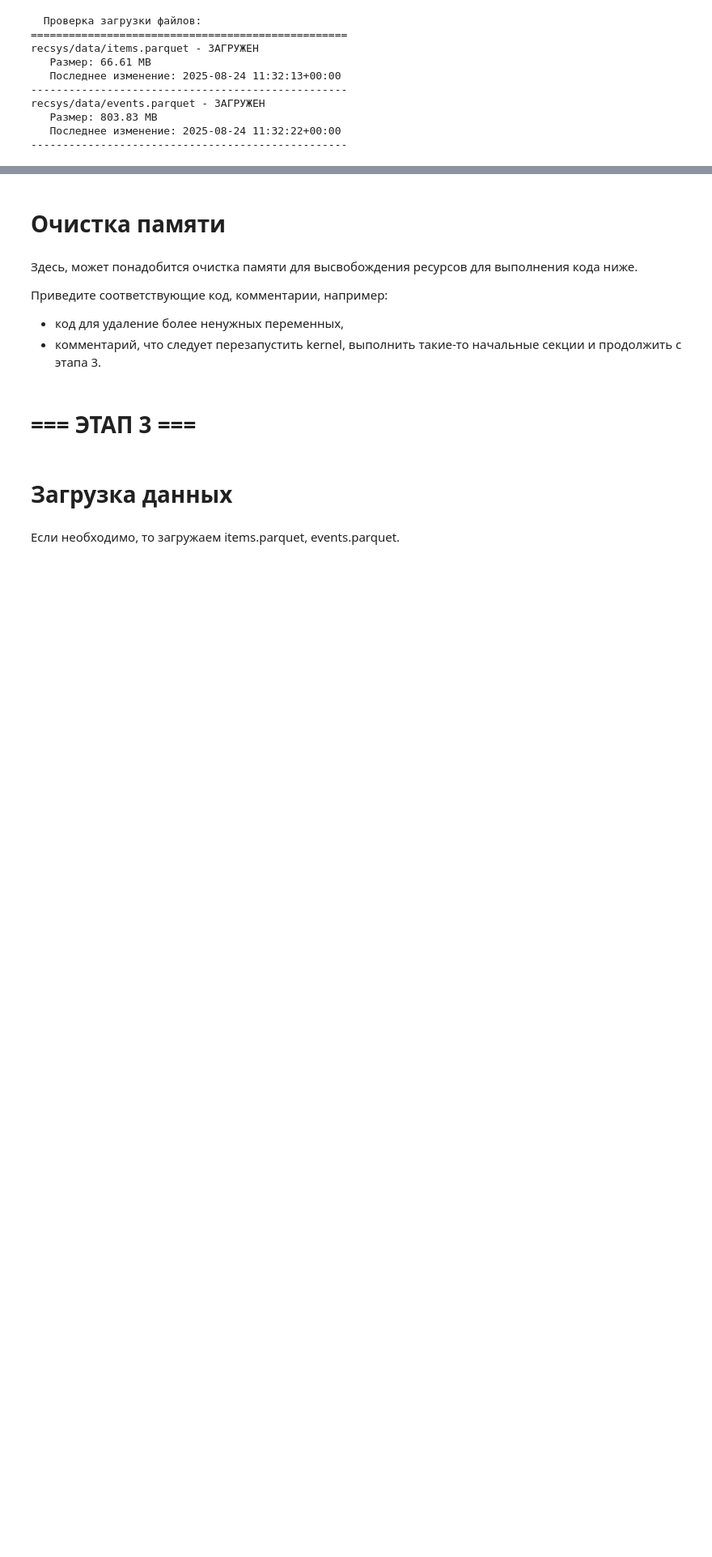
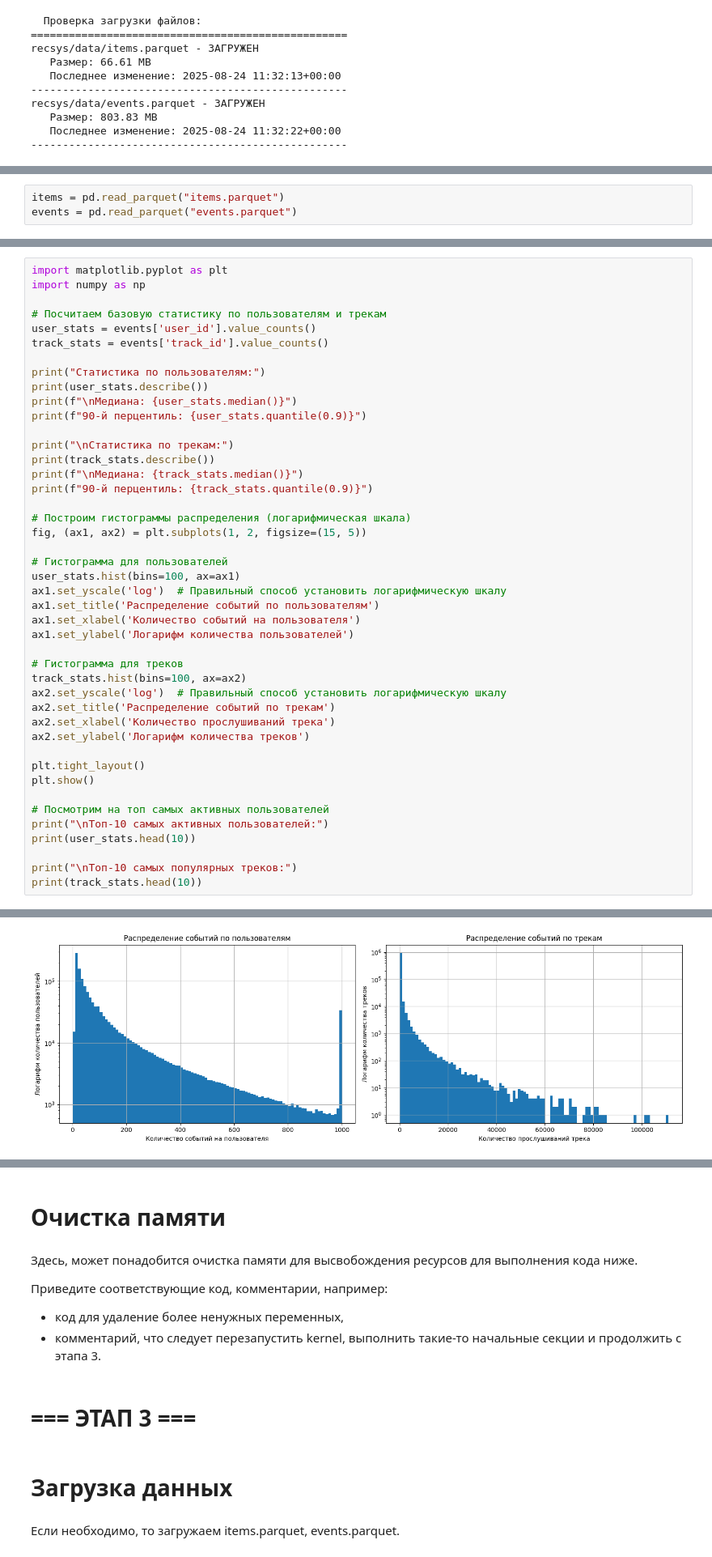
Before and after one commit to ozerge/mle-project-sprint-4-v001, a Jupyter notebook: recommendations.ipynb, the cells around one changed output, grey strips where cells are left out. Shown: that part at 81% size. Drawn from its saved outputs; the diff is of its cells as text; blank space fills up the shorter version.

```diff
--- a/recommendations.ipynb
+++ b/recommendations.ipynb
@@ -1246,0 +1260,3 @@ recsys/data/events.parquet - ЗАГРУЖЕН
+# %%
+items = pd.read_parquet("items.parquet")
+events = pd.read_parquet("events.parquet")
@@ -1246,0 +1296,45 @@ recsys/data/events.parquet - ЗАГРУЖЕН
+# %%
+import matplotlib.pyplot as plt
+import numpy as np
+
+# Посчитаем базовую статистику по пользователям и трекам
+user_stats = events['user_id'].value_counts()
+track_stats = events['track_id'].value_counts()
+
+print("Статистика по пользователям:")
+print(user_stats.describe())
+print(f"\nМедиана: {user_stats.median()}")
+print(f"90-й перцентиль: {user_stats.quantile(0.9)}")
+
+print("\nСтатистика по трекам:")
+print(track_stats.describe())
+print(f"\nМедиана: {track_stats.median()}")
+print(f"90-й перцентиль: {track_stats.quantile(0.9)}")
+
+# Построим гистограммы распределения (логарифмическая шкала)
+fig, (ax1, ax2) = plt.subplots(1, 2, figsize=(15, 5))
+
+# Гистограмма для пользователей
+user_stats.hist(bins=100, ax=ax1)
+ax1.set_yscale('log')  # Правильный способ установить логарифмическую шкалу
+ax1.set_title('Распределение событий по пользователям')
+ax1.set_xlabel('Количество событий на пользователя')
+ax1.set_ylabel('Логарифм количества пользователей')
+
+# Гистограмма для треков
+track_stats.hist(bins=100, ax=ax2)
+ax2.set_yscale('log')  # Правильный способ установить логарифмическую шкалу
+ax2.set_title('Распределение событий по трекам')
+ax2.set_xlabel('Количество прослушиваний трека')
+ax2.set_ylabel('Логарифм количества треков')
+
+plt.tight_layout()
+plt.show()
+
+# Посмотрим на топ самых активных пользователей
+print("\nТоп-10 самых активных пользователей:")
+print(user_stats.head(10))
+
+print("\nТоп-10 самых популярных треков:")
+print(track_stats.head(10))
+# %% [output]
@@ -1246,0 +1358 @@ recsys/data/events.parquet - ЗАГРУЖЕН
+[figure, added]
```
Also changed, not shown: parts of 16 cells of this notebook.
